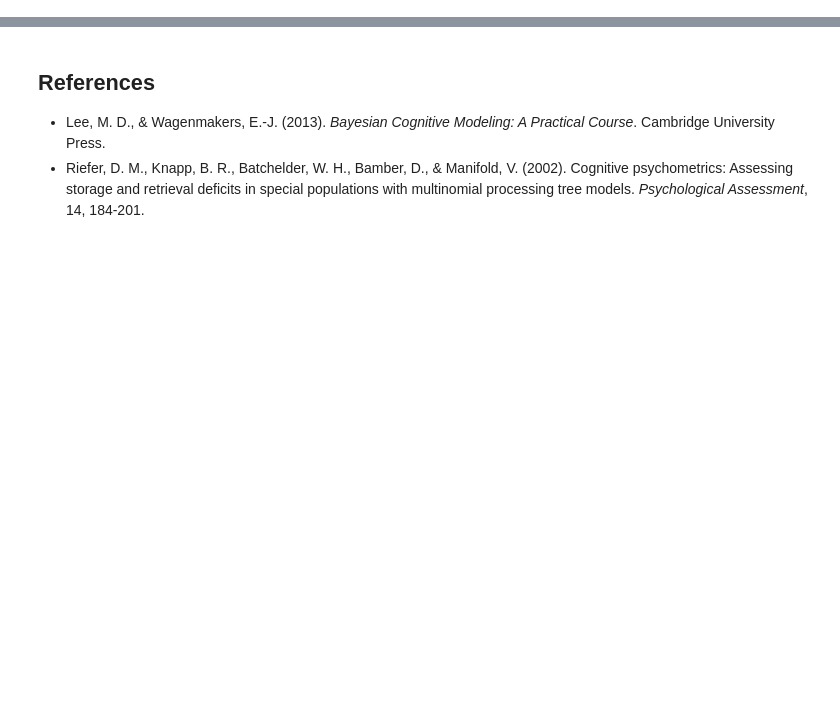
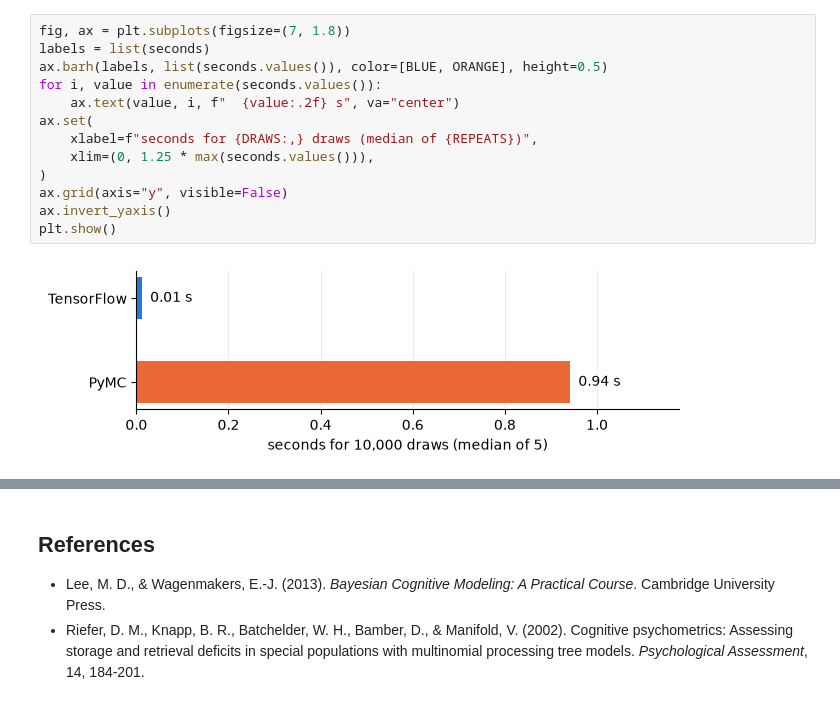
Before and after one commit to florence-bockting/elicito, a Jupyter notebook: docs/case-studies/multinomial-processing-trees.ipynb, the cells around one changed output, grey strips where cells are left out. Drawn from its saved outputs; the diff is of its cells as text; blank space fills up the shorter version.

```diff
--- a/docs/case-studies/multinomial-processing-trees.ipynb
+++ b/docs/case-studies/multinomial-processing-trees.ipynb
@@ -280 +308,16 @@ kobs[27] of 84                          9.95, 9.57            9.67, 9.57  0.018
+# %%
+fig, ax = plt.subplots(figsize=(7, 1.8))
+labels = list(seconds)
+ax.barh(labels, list(seconds.values()), color=[BLUE, ORANGE], height=0.5)
+for i, value in enumerate(seconds.values()):
+    ax.text(value, i, f"  {value:.2f} s", va="center")
+ax.set(
+    xlabel=f"seconds for {DRAWS:,} draws (median of {REPEATS})",
+    xlim=(0, 1.25 * max(seconds.values())),
+)
+ax.grid(axis="y", visible=False)
+ax.invert_yaxis()
+plt.show()
+# %% [output]
+[figure, added]
 # %% [markdown]
```
Also changed, not shown: parts of 29 cells of this notebook, 1 other file.
